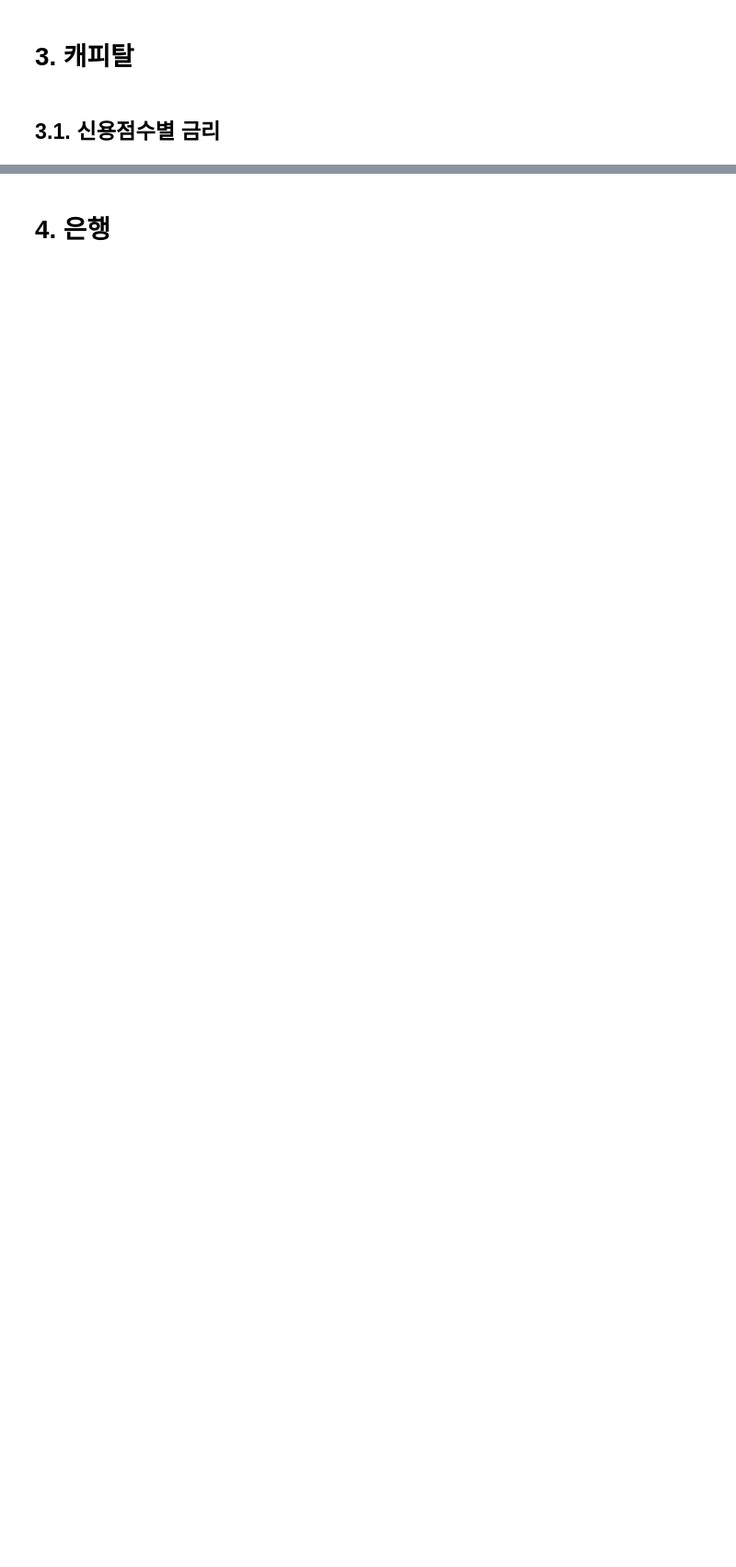
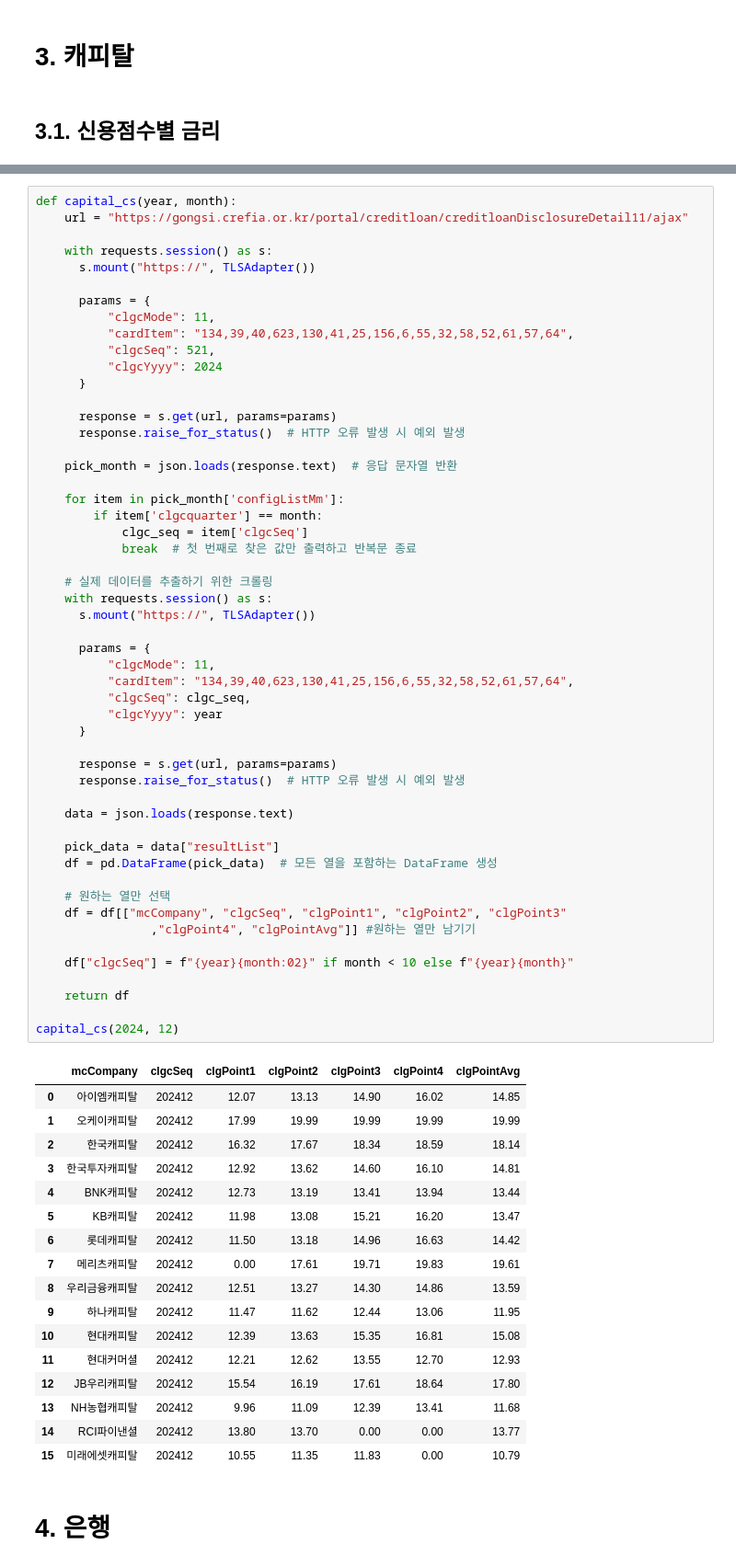
Before and after one commit to kty0307/Blog, a Jupyter notebook: GPTs.ipynb, the cells around one changed output, grey strips where cells are left out. Shown: that part at 92% size. Drawn from its saved outputs; the diff is of its cells as text; blank space fills up the shorter version.

```diff
--- a/GPTs.ipynb
+++ b/GPTs.ipynb
@@ -316,3 +287,73 @@ capital_cs(clgc_mode, card_item, clgc_seq, clgc_yyyy)
+# %%
+def capital_cs(year, month):
+    url = "https://gongsi.crefia.or.kr/portal/creditloan/creditloanDisclosureDetail11/ajax"
+
+    with requests.session() as s:
+      s.mount("https://", TLSAdapter())
+
+      params = {
+          "clgcMode": 11,
+          "cardItem": "134,39,40,623,130,41,25,156,6,55,32,58,52,61,57,64",
+          "clgcSeq": 521,
+          "clgcYyyy": 2024
+      }
+
+      response = s.get(url, params=params)
+      response.raise_for_status()  # HTTP 오류 발생 시 예외 발생
+
+    pick_month = json.loads(response.text)  # 응답 문자열 반환
+
+    for item in pick_month['configListMm']:
+        if item['clgcquarter'] == month:
+            clgc_seq = item['clgcSeq']
+            break  # 첫 번째로 찾은 값만 출력하고 반복문 종료
+
+    # 실제 데이터를 추출하기 위한 크롤링
+    with requests.session() as s:
+      s.mount("https://", TLSAdapter())
+
+      params = {
+          "clgcMode": 11,
+          "cardItem": "134,39,40,623,130,41,25,156,6,55,32,58,52,61,57,64",
+          "clgcSeq": clgc_seq,
+          "clgcYyyy": year
+      }
+
+      response = s.get(url, params=params)
+      response.raise_for_status()  # HTTP 오류 발생 시 예외 발생
+
+    data = json.loads(response.text)
+
+    pick_data = data["resultList"]
+    df = pd.DataFrame(pick_data)  # 모든 열을 포함하는 DataFrame 생성
+
+    # 원하는 열만 선택
+    df = df[["mcCompany", "clgcSeq", "clgPoint1", "clgPoint2", "clgPoint3"
+                ,"clgPoint4", "clgPointAvg"]] #원하는 열만 남기기
+
+    df["clgcSeq"] = f"{year}{month:02}" if month < 10 else f"{year}{month}"
+
+    return df
+
+capital_cs(2024, 12)
+# %% [output]
+|  | mcCompany | clgcSeq | clgPoint1 | clgPoint2 | clgPoint3 | clgPoint4 | clgPointAvg |
+| 0 | 아이엠캐피탈 | 202412 | 12.07 | 13.13 | 14.90 | 16.02 | 14.85 |
+| 1 | 오케이캐피탈 | 202412 | 17.99 | 19.99 | 19.99 | 19.99 | 19.99 |
+| 2 | 한국캐피탈 | 202412 | 16.32 | 17.67 | 18.34 | 18.59 | 18.14 |
+| 3 | 한국투자캐피탈 | 202412 | 12.92 | 13.62 | 14.60 | 16.10 | 14.81 |
+| 4 | BNK캐피탈 | 202412 | 12.73 | 13.19 | 13.41 | 13.94 | 13.44 |
+| 5 | KB캐피탈 | 202412 | 11.98 | 13.08 | 15.21 | 16.20 | 13.47 |
+| 6 | 롯데캐피탈 | 202412 | 11.50 | 13.18 | 14.96 | 16.63 | 14.42 |
+| 7 | 메리츠캐피탈 | 202412 | 0.00 | 17.61 | 19.71 | 19.83 | 19.61 |
+| 8 | 우리금융캐피탈 | 202412 | 12.51 | 13.27 | 14.30 | 14.86 | 13.59 |
+| 9 | 하나캐피탈 | 202412 | 11.47 | 11.62 | 12.44 | 13.06 | 11.95 |
+| 10 | 현대캐피탈 | 202412 | 12.39 | 13.63 | 15.35 | 16.81 | 15.08 |
+| 11 | 현대커머셜 | 202412 | 12.21 | 12.62 | 13.55 | 12.70 | 12.93 |
+| 12 | JB우리캐피탈 | 202412 | 15.54 | 16.19 | 17.61 | 18.64 | 17.80 |
+| 13 | NH농협캐피탈 | 202412 | 9.96 | 11.09 | 12.39 | 13.41 | 11.68 |
+| 14 | RCI파이낸셜 | 202412 | 13.80 | 13.70 | 0.00 | 0.00 | 13.77 |
+| 15 | 미래에셋캐피탈 | 202412 | 10.55 | 11.35 | 11.83 | 0.00 | 10.79 |
 # %% [markdown]
 # 4. 은행
 # %% [markdown]
```
Also changed, not shown: parts of 8 cells of this notebook.
